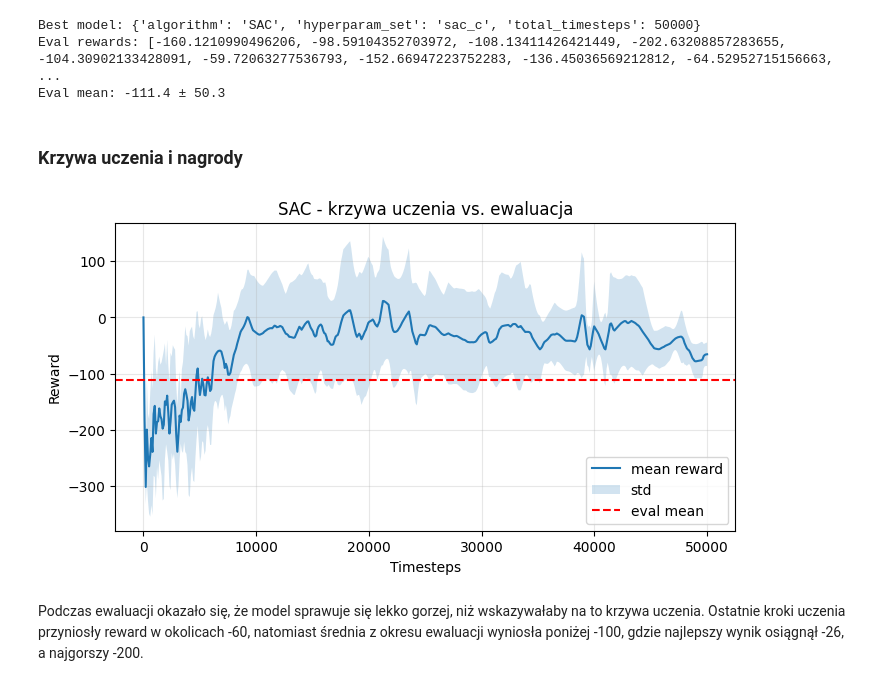
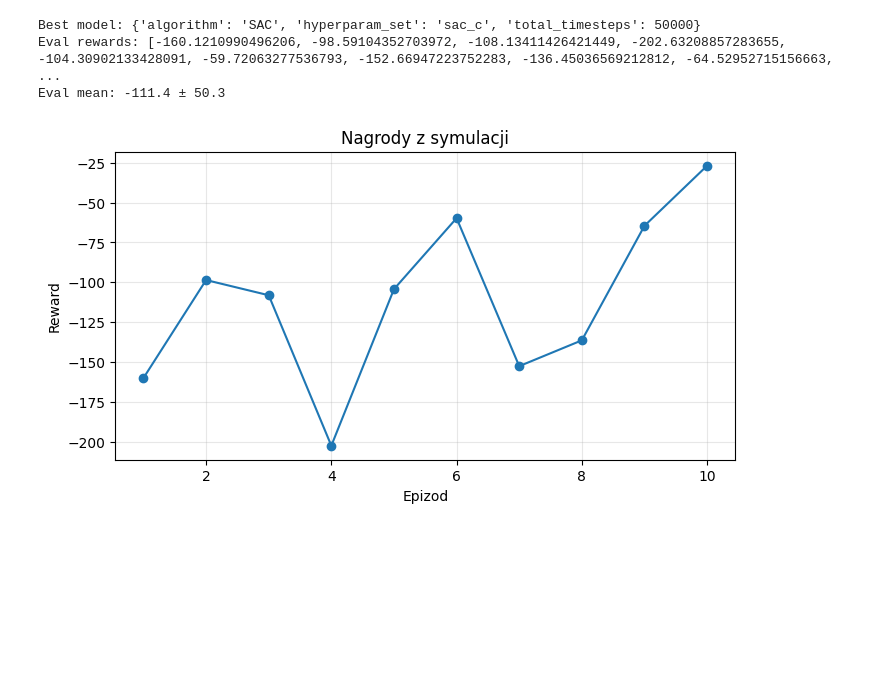
Before and after one commit to akaButter/Inteligencja-obliczeniowa, a Jupyter notebook: lab05/raport05.ipynb, the cells around one changed output. Cells and saved outputs as stored; diff of their text form; code cells hidden in the pictures; blank space fills up the shorter version.

Commit message:
added last part of raport - simulation of best model plots

```diff
--- a/lab05/raport05.ipynb
+++ b/lab05/raport05.ipynb
@@ -306,42 +306,20 @@ else:
 Best model: {'algorithm': 'SAC', 'hyperparam_set': 'sac_c', 'total_timesteps': 50000}
 Eval rewards: [-160.1210990496206, -98.59104352703972, -108.13411426421449, -202.63208857283655, -104.30902133428091, -59.72063277536793, -152.66947223752283, -136.45036569212812, -64.52952715156663,  ...
 Eval mean: -111.4 ± 50.3
-# %% [markdown]
-### Krzywa uczenia i nagrody
-# %%
-def load_curve(algo_name, config_name):
-    curve_path = RESULTS_DIR / algo_name / config_name / "curve.json"
-    if not curve_path.exists():
-        return None
-    with open(curve_path, "r", encoding="utf-8") as file:
-        return json.load(file)
-
-eval_data = {}
-if eval_path.exists():
-    with open(eval_path, "r", encoding="utf-8") as file:
-        eval_data = json.load(file)
-
-if info_path.exists():
-    algo_name = info.get("algorithm")
-    config_name = info.get("hyperparam_set")
-    curve = load_curve(algo_name, config_name)
-    if curve is None:
-        print("Brak curve.json dla najlepszego modelu")
-    else:
-        plt.figure(figsize=(8, 4))
-        plt.plot(curve["timesteps"], curve["mean"], label="mean reward")
-        lower = [m - s for m, s in zip(curve["mean"], curve["std"]) ]
-        upper = [m + s for m, s in zip(curve["mean"], curve["std"]) ]
-        plt.fill_between(curve["timesteps"], lower, upper, alpha=0.2, label="std")
-        if eval_data:
-            plt.axhline(eval_data.get("mean", 0.0), color="red", linestyle="--", label="eval mean")
-        plt.title(f"{algo_name} - krzywa uczenia vs. ewaluacja")
-        plt.xlabel("Timesteps")
-        plt.ylabel("Reward")
-        plt.grid(True, alpha=0.3)
-        plt.legend()
-        plt.show()
-# %% [output]
-[figure, removed]
-# %% [markdown]
-Podczas ewaluacji okazało się, że model sprawuje się lekko gorzej, niż wskazywałaby na to krzywa uczenia. Ostatnie kroki uczenia przyniosły reward w okolicach -60, natomiast średnia z okresu ewaluacji wyniosła poniżej -100, gdzie najlepszy wynik osiągnął -26, a najgorszy -200.
+# %%
+import matplotlib.pyplot as plt
+
+if eval_path.exists():
+    rewards = eval_data.get("rewards", [])
+    if rewards:
+        plt.figure(figsize=(8, 4))
+        plt.plot(range(1, len(rewards) + 1), rewards, marker="o")
+        plt.title("Nagrody z symulacji")
+        plt.xlabel("Epizod")
+        plt.ylabel("Reward")
+        plt.grid(True, alpha=0.3)
+        plt.show()
+    else:
+        print("Brak nagrod w eval.json")
+# %% [output]
+[figure, added]
```
Also changed, not shown: parts of 1 cell of this notebook.
